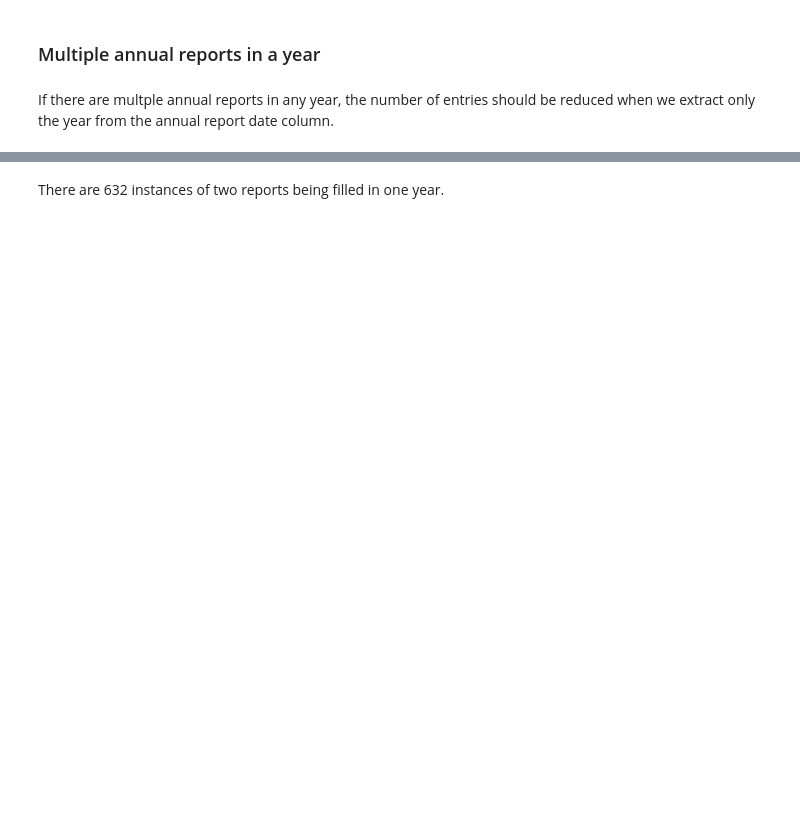
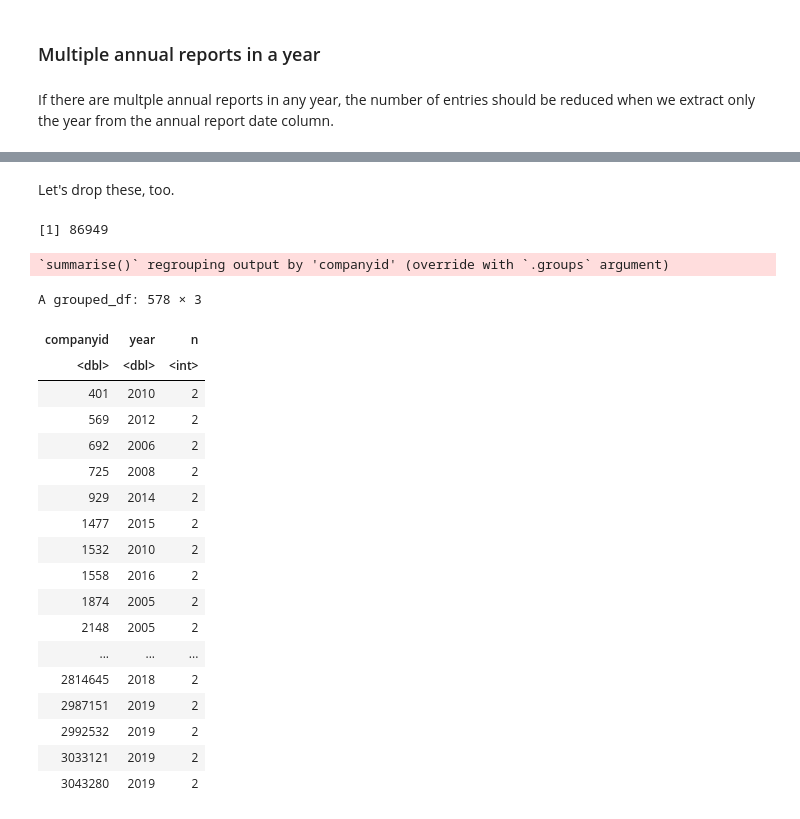
Before and after one commit to julianbarg/boardex, a Jupyter notebook: data_validation.ipynb, the cells around one changed output, grey strips where cells are left out. Saved outputs shown, nothing was run; the diff lists cells and outputs as text; code cells hidden in the pictures; blank space fills up the shorter version.

```diff
--- a/data_validation.ipynb
+++ b/data_validation.ipynb
@@ -37,0 +72,2 @@ If there are no inconsistent, the number of unique entries should be the same, r
+# %%
+na_summary <- filter(na_summary,isin != "US30224P2002")
@@ -81,2 +107,40 @@ na_summary %>%
-# %% [markdown]
-There are 632 instances of two reports being filled in one year.
+# %% [markdown]
+Let's drop these, too.
+# %%
+na_summary %>%
+    mutate(year = lubridate::year(annualreportdate)) %>%
+    group_by(companyid, year) %>%
+    mutate(n = n_distinct(annualreportdate)) %>%
+    filter(n == 1) %>%
+    ungroup() %>%
+    select(companyid, annualreportdate) %>%
+    n_distinct()
+# %% [output]
+[1] 86949
+# %%
+na_summary %>%
+    mutate(year = lubridate::year(annualreportdate)) %>%
+    group_by(companyid, year) %>%
+    summarize(n = n_distinct(annualreportdate)) %>%
+    filter(n > 1)
+# %% [output]
+`summarise()` regrouping output by 'companyid' (override with `.groups` argument)
+A grouped_df: 578 × 3
+| companyid | year | n |
+| <dbl> | <dbl> | <int> |
+| 401 | 2010 | 2 |
+| 569 | 2012 | 2 |
+| 692 | 2006 | 2 |
+| 725 | 2008 | 2 |
+| 929 | 2014 | 2 |
+| 1477 | 2015 | 2 |
+| 1532 | 2010 | 2 |
+| 1558 | 2016 | 2 |
+| 1874 | 2005 | 2 |
+| 2148 | 2005 | 2 |
+| ... | ... | ... |
+| 2814645 | 2018 | 2 |
+| 2987151 | 2019 | 2 |
+| 2992532 | 2019 | 2 |
+| 3033121 | 2019 | 2 |
+| 3043280 | 2019 | 2 |
```
Also changed, not shown: parts of 13 cells of this notebook, 2 other files.
